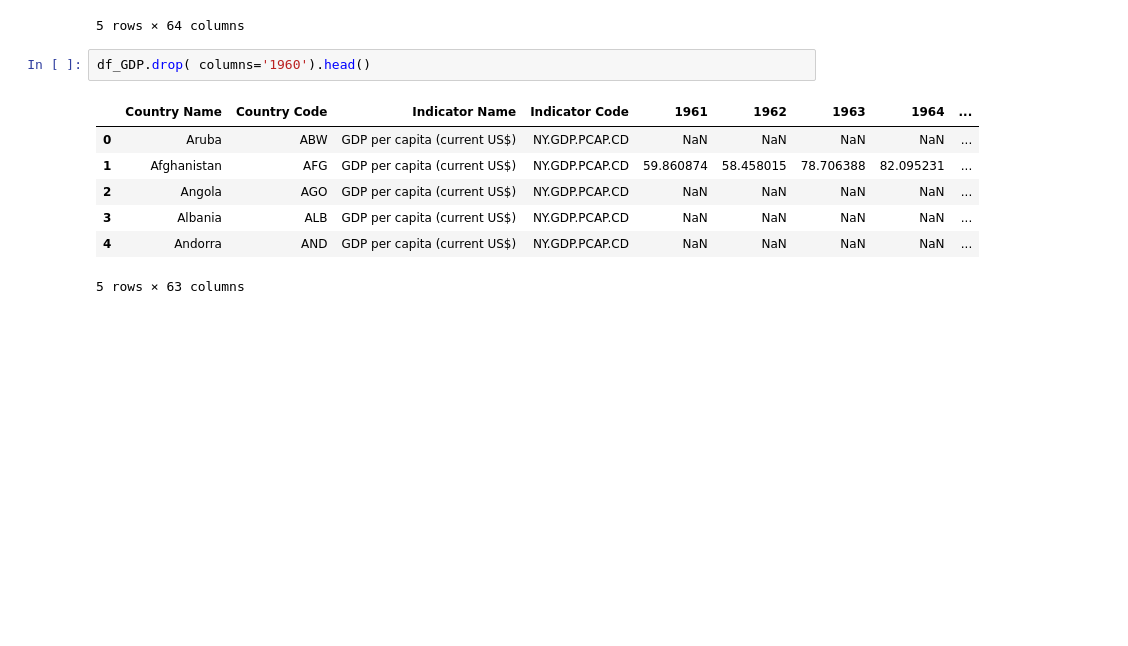
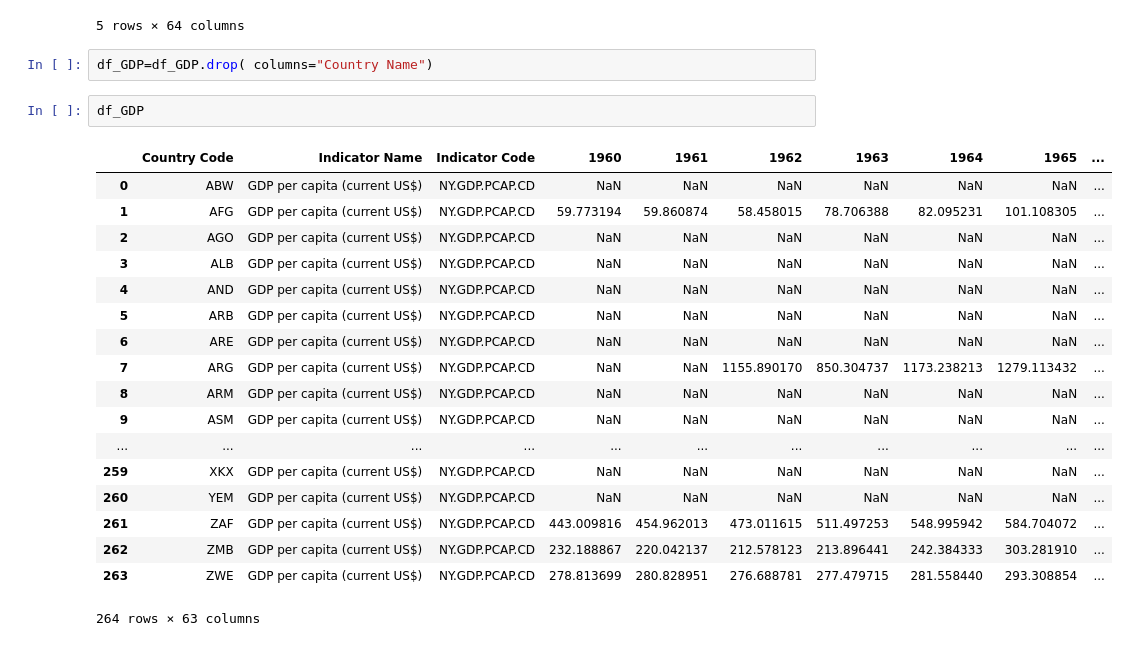
Before and after one commit to ErickaBermudez/ds-olympics, a Jupyter notebook: final.ipynb, the cells around one changed output. Drawn from its saved outputs; the diff is of its cells as text; blank space fills up the shorter version.

Commit message:
I deleated the name column

```diff
--- a/final.ipynb
+++ b/final.ipynb
@@ -50,12 +50,25 @@ df_GDP.head()
 | 4 | Andorra | AND | GDP per capita (current US$) | NY.GDP.PCAP.CD | NaN | NaN | NaN | NaN | ... |
 5 rows × 64 columns
 # %%
-df_GDP.drop( columns='1960').head()
+df_GDP=df_GDP.drop( columns="Country Name")
-# %% [output]
-|  | Country Name | Country Code | Indicator Name | Indicator Code | 1961 | 1962 | 1963 | 1964 | ... |
-| 0 | Aruba | ABW | GDP per capita (current US$) | NY.GDP.PCAP.CD | NaN | NaN | NaN | NaN | ... |
-| 1 | Afghanistan | AFG | GDP per capita (current US$) | NY.GDP.PCAP.CD | 59.860874 | 58.458015 | 78.706388 | 82.095231 | ... |
-| 2 | Angola | AGO | GDP per capita (current US$) | NY.GDP.PCAP.CD | NaN | NaN | NaN | NaN | ... |
-| 3 | Albania | ALB | GDP per capita (current US$) | NY.GDP.PCAP.CD | NaN | NaN | NaN | NaN | ... |
-| 4 | Andorra | AND | GDP per capita (current US$) | NY.GDP.PCAP.CD | NaN | NaN | NaN | NaN | ... |
-5 rows × 63 columns
+# %%
+df_GDP
+# %% [output]
+|  | Country Code | Indicator Name | Indicator Code | 1960 | 1961 | 1962 | 1963 | 1964 | 1965 | ... |
+| 0 | ABW | GDP per capita (current US$) | NY.GDP.PCAP.CD | NaN | NaN | NaN | NaN | NaN | NaN | ... |
+| 1 | AFG | GDP per capita (current US$) | NY.GDP.PCAP.CD | 59.773194 | 59.860874 | 58.458015 | 78.706388 | 82.095231 | 101.108305 | ... |
+| 2 | AGO | GDP per capita (current US$) | NY.GDP.PCAP.CD | NaN | NaN | NaN | NaN | NaN | NaN | ... |
+| 3 | ALB | GDP per capita (current US$) | NY.GDP.PCAP.CD | NaN | NaN | NaN | NaN | NaN | NaN | ... |
+| 4 | AND | GDP per capita (current US$) | NY.GDP.PCAP.CD | NaN | NaN | NaN | NaN | NaN | NaN | ... |
+| 5 | ARB | GDP per capita (current US$) | NY.GDP.PCAP.CD | NaN | NaN | NaN | NaN | NaN | NaN | ... |
+| 6 | ARE | GDP per capita (current US$) | NY.GDP.PCAP.CD | NaN | NaN | NaN | NaN | NaN | NaN | ... |
+| 7 | ARG | GDP per capita (current US$) | NY.GDP.PCAP.CD | NaN | NaN | 1155.890170 | 850.304737 | 1173.238213 | 1279.113432 | ... |
+| 8 | ARM | GDP per capita (current US$) | NY.GDP.PCAP.CD | NaN | NaN | NaN | NaN | NaN | NaN | ... |
+| 9 | ASM | GDP per capita (current US$) | NY.GDP.PCAP.CD | NaN | NaN | NaN | NaN | NaN | NaN | ... |
+| ... | ... | ... | ... | ... | ... | ... | ... | ... | ... | ... |
+| 259 | XKX | GDP per capita (current US$) | NY.GDP.PCAP.CD | NaN | NaN | NaN | NaN | NaN | NaN | ... |
+| 260 | YEM | GDP per capita (current US$) | NY.GDP.PCAP.CD | NaN | NaN | NaN | NaN | NaN | NaN | ... |
+| 261 | ZAF | GDP per capita (current US$) | NY.GDP.PCAP.CD | 443.009816 | 454.962013 | 473.011615 | 511.497253 | 548.995942 | 584.704072 | ... |
+| 262 | ZMB | GDP per capita (current US$) | NY.GDP.PCAP.CD | 232.188867 | 220.042137 | 212.578123 | 213.896441 | 242.384333 | 303.281910 | ... |
+| 263 | ZWE | GDP per capita (current US$) | NY.GDP.PCAP.CD | 278.813699 | 280.828951 | 276.688781 | 277.479715 | 281.558440 | 293.308854 | ... |
+264 rows × 63 columns
```
